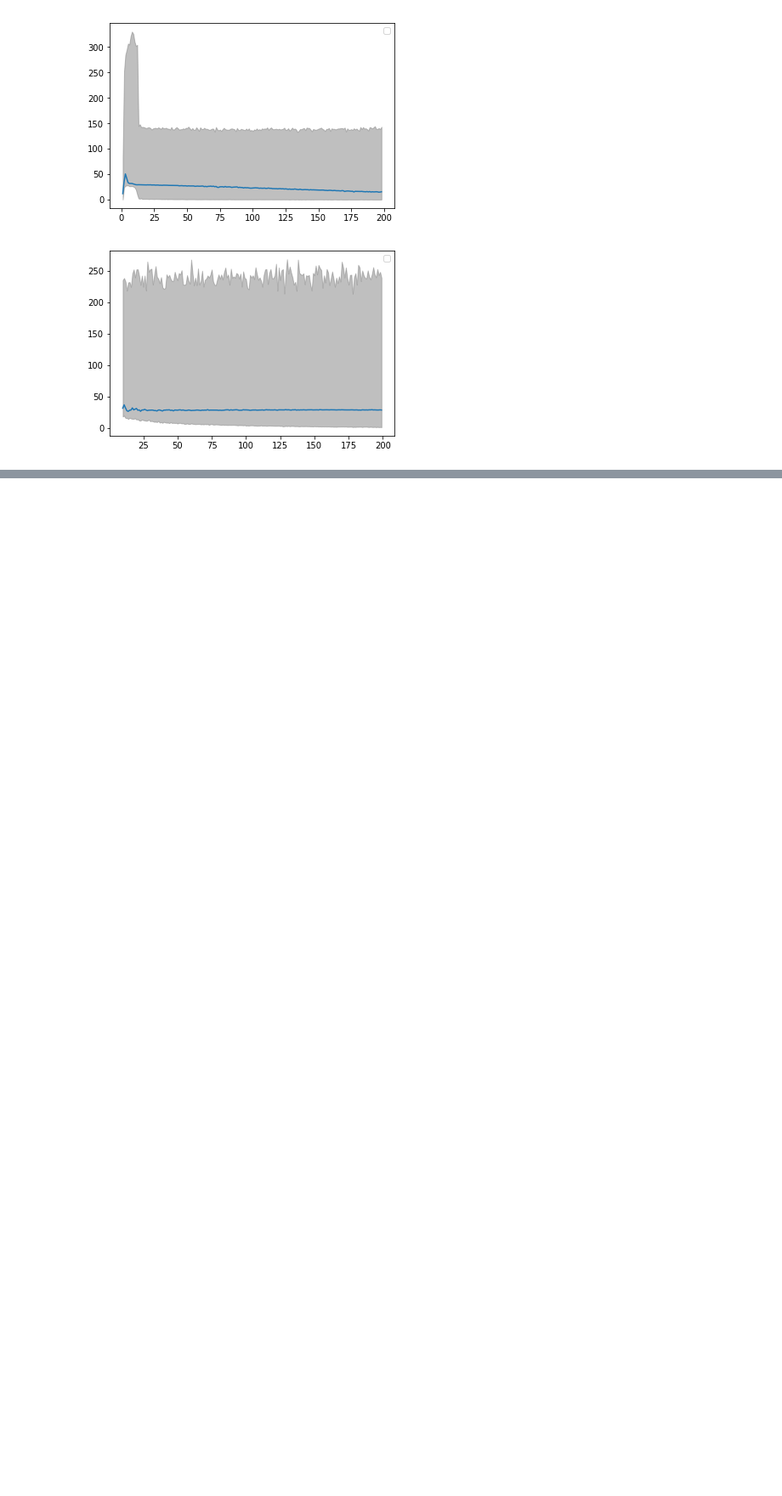
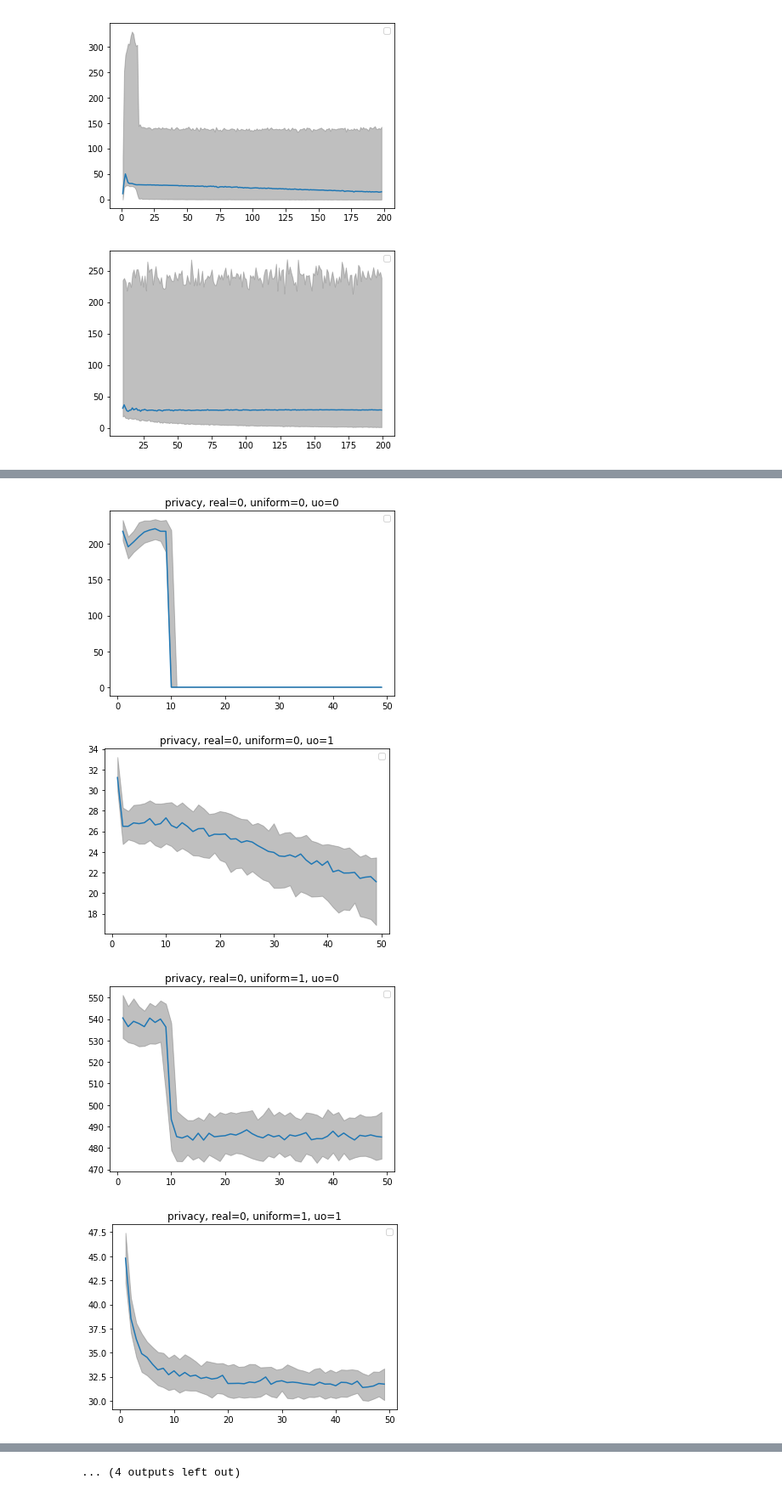
Before and after one commit to jwzinser/Tesis, a Jupyter notebook: postcursos/triangle_plots.ipynb, the cells around one changed output, grey strips where cells are left out. Shown at 85% size. Drawn from its saved outputs; the diff is of its cells as text; code cells hidden in the pictures; blank space fills up the shorter version.

Commit message:
adds plot function with title

```diff
--- a/postcursos/triangle_plots.ipynb
+++ b/postcursos/triangle_plots.ipynb
@@ -43,17 +43,16 @@ def plot_params(gb_param,pt=None, real=None, uniform=None, uniform_original=None
     data_f = data_f.query("uniform=={uniform}".format(uniform=uniform)) if uniform is not None else data_f
     data_f = data_f.query("uniform_original=='{uniform_original}'".format(uniform_original=uniform_original)) if uniform_original is not None else data_f
     gb = data_f.groupby([gb_param])["rmse"].quantile([.1,.25,.5,.75,0.9]).reset_index()
-    try:
-        fig, ax = plt.subplots()
-        labels = []
-        x = gb[gb_param].unique()
-        y1 = gb.query("level_1 == .25")["rmse"]
-        y2 = gb.query("level_1 == .5")["rmse"]
-        y3 = gb.query("level_1 == .75")["rmse"]
-        lines, _ = ax.get_legend_handles_labels()
-        ax.fill_between(x, y1, y3, color='grey', alpha='0.5')
-        ax.plot(x,y2)
-        ax.legend(lines, labels, loc='best')
-        plt.show()
-    except Exception as e:
-        print(e)
+    fig, ax = plt.subplots()
+    labels = []
+    x = gb[gb_param].unique()
+    y1 = gb.query("level_1 == .25")["rmse"]
+    y2 = gb.query("level_1 == .5")["rmse"]
+    y3 = gb.query("level_1 == .75")["rmse"]
+    lines, _ = ax.get_legend_handles_labels()
+    ax.fill_between(x, y1, y3, color='grey', alpha='0.5')
+    ax.plot(x,y2)
+    ax.legend(lines, labels, loc='best')
+    tt = gb_param + ", real=" + str(real) + ", uniform="+str(uniform) + ", uo=" + str(uniform_original)
+    ax.set_title(tt)
+    plt.show()
@@ -103,0 +59,11 @@ plot_params("nclasses",50, real=0, uniform=0, uniform_original=0)
+# %%
+for param_gb in ["privacy", "nclasses"]:
+    for real in [0,1]:
+        for uniform in [0,1]:
+            for uniform_original in [0,1]:
+                plot_params(param_gb,50, real, uniform, uniform_original)
+# %% [output]
+[figure, added]
+[figure, added]
+[figure, added]
+[figure, added]
@@ -103,0 +78 @@ plot_params("nclasses",50, real=0, uniform=0, uniform_original=0)
+... (4 outputs left out)
```
Also changed, not shown: parts of 3 cells of this notebook.
